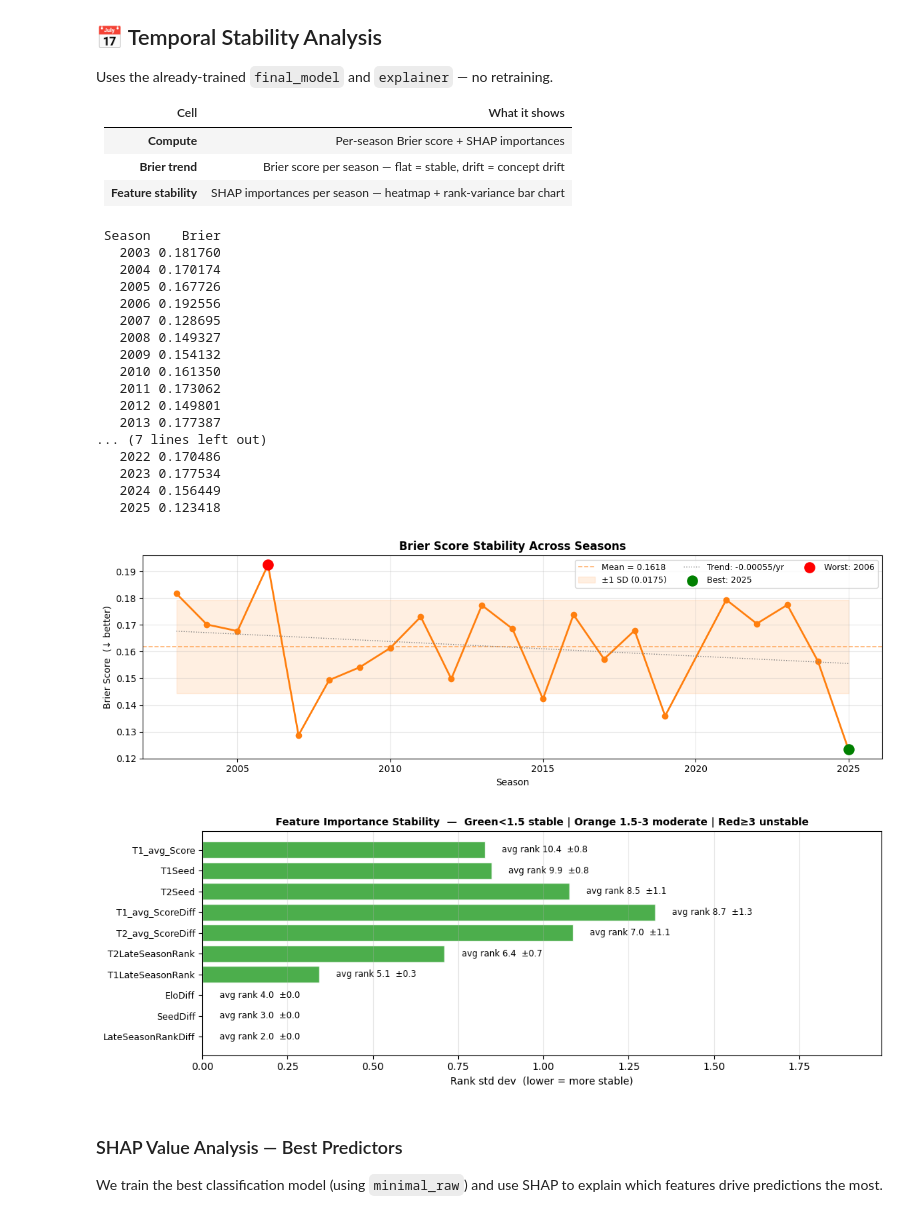
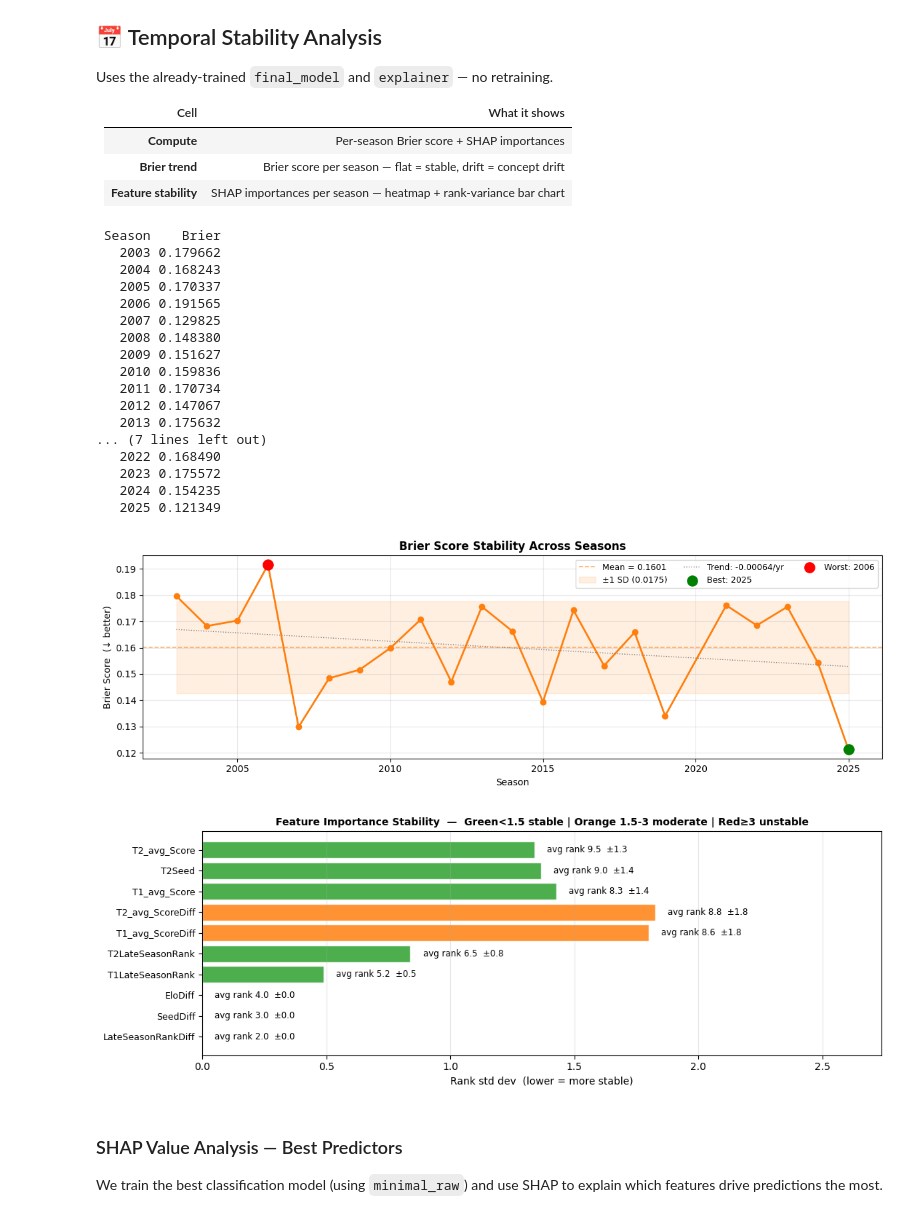
Before and after one commit to cico-rial/march-madness, a Jupyter notebook: march-madness_imp.ipynb, the cells around one changed output. Saved outputs shown, nothing was run; the diff lists cells and outputs as text; code cells hidden in the pictures.

```diff
--- a/march-madness_imp.ipynb
+++ b/march-madness_imp.ipynb
@@ -2634,23 +2613,34 @@ Uses the already-trained `final_model` and `explainer` — no retraining.
 | **Compute** | Per-season Brier score + SHAP importances |
 | **Brier trend** | Brier score per season — flat = stable, drift = concept drift |
 | **Feature stability** | SHAP importances per season — heatmap + rank-variance bar chart |
+# %%
+import numpy as np
+import pandas as pd
+import shap
+from sklearn.metrics import brier_score_loss
+
+shap_feature_set =  ranking_features
+X_shap = tourney_results_with_features[shap_feature_set].values
+y_shap = tourney_results_with_features[TARGET_COL].values
+df_all = tourney_results_with_features.copy()
+all_seasons = sorted(df_all['Season'].unique())
+final_model = xgb.XGBClassifier(
+    **best_params_map['ranking_and_score'],
+    eval_metric='logloss',
+    use_label_encoder=False,
+    verbosity=0
+)
+final_model.fit(X_shap, y_shap)
+explainer    = shap.TreeExplainer(final_model)
+shap_values  = explainer.shap_values(X_shap)
 # %%
-import numpy as np
-import pandas as pd
-import shap
-from sklearn.metrics import brier_score_loss
-
-STABILITY_FEAT = shap_feature_set
-df_all = tourney_results_with_features.copy()
-all_seasons = sorted(df_all['Season'].unique())
-
 brier_rows, season_importances = [], {}
 
 for season in all_seasons:
     sdf = df_all[df_all['Season'] == season]
     if len(sdf) < 5:
         continue
-    X_s = sdf[STABILITY_FEAT].fillna(0).values
+    X_s = sdf[shap_feature_set].fillna(0).values
     y_s = sdf['Outcome'].values
     preds = final_model.predict_proba(X_s)[:, 1]
     brier_rows.append({'Season': season, 'Brier': brier_score_loss(y_s, preds)})
@@ -2661,22 +2651,22 @@ brier_df = pd.DataFrame(brier_rows)
 print(brier_df.to_string(index=False))
 # %% [output]
  Season    Brier
-   2003 0.181760
-   2004 0.170174
-   2005 0.167726
-   2006 0.192556
-   2007 0.128695
-   2008 0.149327
-   2009 0.154132
-   2010 0.161350
-   2011 0.173062
-   2012 0.149801
-   2013 0.177387
+   2003 0.179662
+   2004 0.168243
+   2005 0.170337
+   2006 0.191565
+   2007 0.129825
+   2008 0.148380
+   2009 0.151627
+   2010 0.159836
+   2011 0.170734
+   2012 0.147067
+   2013 0.175632
 ... (7 lines left out)
-   2022 0.170486
-   2023 0.177534
-   2024 0.156449
-   2025 0.123418
+   2022 0.168490
+   2023 0.175572
+   2024 0.154235
+   2025 0.121349
 # %%
 import matplotlib.pyplot as plt
 
@@ -2702,38 +2692,38 @@ ax.set_title('Brier Score Stability Across Seasons', fontsize=12, fontweight='bo
 ax.legend(fontsize=9, ncol=3); ax.grid(alpha=0.3)
 plt.tight_layout(); plt.show()
 # %% [output]
-[figure, old version]
+[figure, new version]
 # %%
 imp_seasons = [s for s in all_seasons if s in season_importances]
 imp_matrix  = np.array([season_importances[s] for s in imp_seasons])   # (S, F)
 
-top_n     = min(10, len(STABILITY_FEAT))
+top_n     = min(10, len(shap_feature_set))
 top_idx   = np.argsort(imp_matrix.mean(axis=0))[::-1][:top_n]
-top_names = [STABILITY_FEAT[i] for i in top_idx]
+top_names = [shap_feature_set[i] for i in top_idx]
 imp_top   = imp_matrix[:, top_idx]                                       # (S, top_n)
 
 rank_matrix = np.array([
     len(top_names) + 1 - np.argsort(np.argsort(imp_top[s_i]))
     for s_i in range(len(imp_seasons))
 ])
 rank_std  = rank_matrix.std(axis=0)
 rank_mean = rank_matrix.mean(axis=0)
 colors_bar = ['#2ca02c' if s < 1.5 else '#ff7f0e' if s < 3.0 else '#d62728' for s in rank_std]
 
 fig, ax = plt.subplots(figsize=(11, 4))
 fig.patch.set_facecolor('white'); ax.set_facecolor('white')
 bars = ax.barh(range(top_n), rank_std, color=colors_bar, alpha=0.85, edgecolor='white')
 ax.set_yticks(range(top_n)); ax.set_yticklabels(top_names, fontsize=9)
 ax.set_xlabel('Rank std dev  (lower = more stable)')
 ax.set_title('Feature Importance Stability  —  Green<1.5 stable | Orange 1.5-3 moderate | Red≥3 unstable',
              fontsize=10, fontweight='bold')
 for bar, std_v, mean_v in zip(bars, rank_std, rank_mean):
     ax.text(bar.get_width() + 0.05, bar.get_y() + bar.get_height()/2,
             f'avg rank {mean_v:.1f}  ±{std_v:.1f}', va='center', fontsize=8.5)
 ax.set_xlim(0, max(rank_std.max() * 1.5, 1)); ax.grid(axis='x', alpha=0.3)
 plt.tight_layout(); plt.show()
 # %% [output]
-[figure, old version]
+[figure, new version]
 # %% [markdown]
 ### SHAP Value Analysis — Best Predictors
 
```
Also changed, not shown: parts of 14 cells of this notebook.
